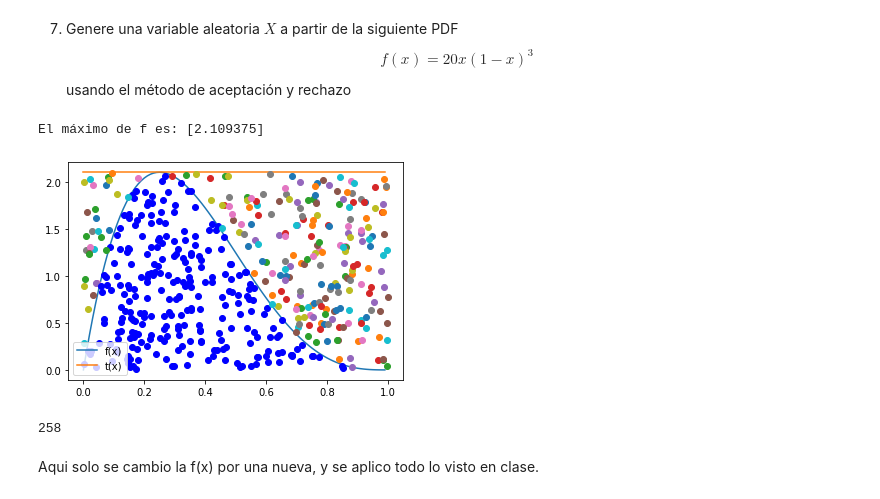
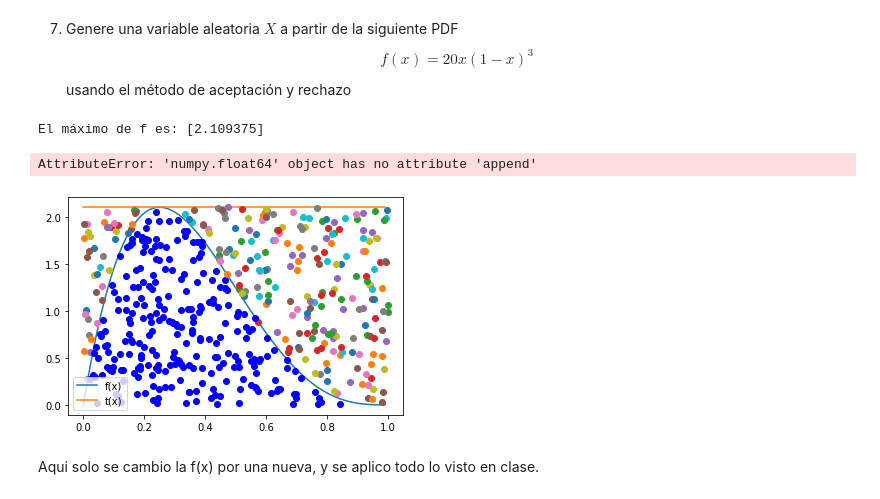
Before and after one commit to Noesns/Tarea_6, a Jupyter notebook: Tarea6_DFParis_NASalinas.ipynb, the cells around one changed output. Saved outputs shown, nothing was run; the diff lists cells and outputs as text; code cells hidden in the pictures.

```diff
--- a/Tarea6_DFParis_NASalinas.ipynb
+++ b/Tarea6_DFParis_NASalinas.ipynb
@@ -236,32 +264,57 @@ Despues de hacer la comparacion el numero de aciertos en la **forma acotada con
 7. Genere una variable aleatoria $X$ a partir de la siguiente PDF
 $$f(x)=20x(1-x)^3$$
 usando el método de aceptación y rechazo
+# %%
+# Función de aceptación y rechazo usando compresión de listas
+def Acep_rechazo_mod(R2:'Variables distruidas U~U(0,1)',
+                 R1:'Variables distribuidas como g(x)',
+                 f:'función objetivo a generar',
+                 t:'función que mayora a f'):
+    aciertos = 0
+    fallos = 0
+    f_x = f(R1)
+    t_x = t(R1)
+    points_R1 = np.zeros(len(R1))
+    points_R2 = np.zeros(len(R1))
+    condition = R2*t_x <=f_x
+
+    [plt.plot(R1[i],R2[i]*t_x[i],'ob') if condition[i] else plt.plot(R1[i],R2[i]*t_x[i],'o') \
+         for i in range(len(R1))]
+    points_R1 = [points_R1[i].append(R1[i]) if condition[i] else 0 \
+         for i in range(len(R1))]
+    points_R2 = [ points_R2[i].append(R2[i]*t_x[i]) if condition[i] else 0 \
+         for i in range(len(R1))]
+    aciertos = [1 if condition[i] else 0 \
+         for i in range(len(R1))]
+
+    plt.show()
+    return(np.sum(aciertos), points_R1,points_R2)
 # %%
-
+N =500
 # Función objetivo
 f = lambda x:(20*x*((1-x)**3))
 # Máximo de la función f
 max_f = f(optimize.fmin(lambda x:-f(x),0,disp=False))
 # Función t -> Función constante
 t = lambda x: max_f*np.ones(len(x)) # función constante
 
 x = np.arange(0,1,0.01)  # Rango donde se graficará las funciones
 print('El máximo de f es:',max_f)
 # Gráficas de las funciones
 plt.plot(x,f(x),label='f(x)')
 plt.plot(x,t(x),label='t(x)')
 plt.legend(loc  = 'best')
 
 # Validación del método
 
 # Como estoy tomando t(x) constante solo es necesario generar valores aleatorios U~(0,1)
 R2 = np.random.rand(N)
 R1 = np.random.rand(N)
 
-Acep_rechazo(R2,R1,f,t)
+Acep_rechazo_mod(R2,R1,f,t)
 # %% [output]
 El máximo de f es: [2.109375]
+AttributeError: 'numpy.float64' object has no attribute 'append'
-[figure, old version]
+[figure, new version]
-258
 # %% [markdown]
 Aqui solo se cambio la f(x) por una nueva, y se aplico todo lo visto en clase.
```
Also changed, not shown: parts of 6 cells of this notebook.
